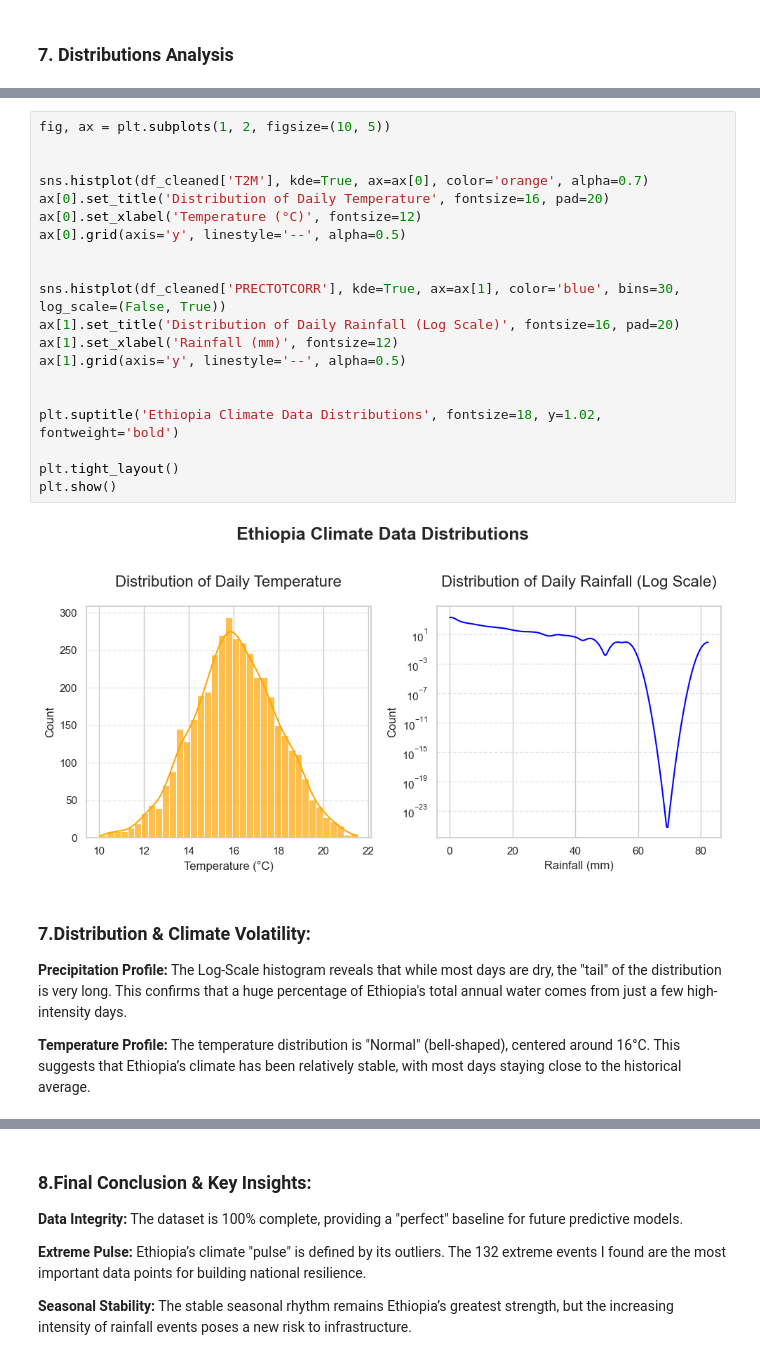
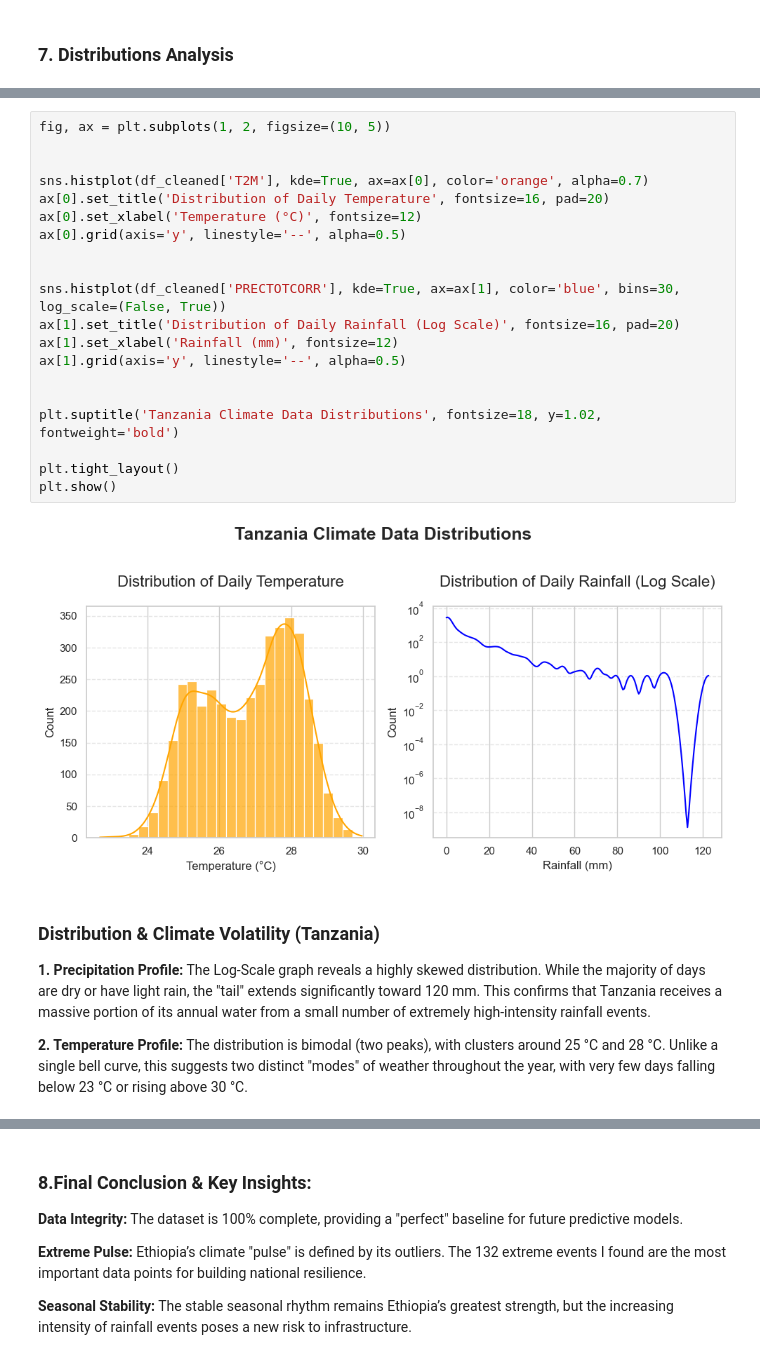
Before and after one commit to SimretAbebe/climate-challenge-week0, a Jupyter notebook: notebooks/tanzania_eda.ipynb, the cells around one changed output, grey strips where cells are left out. Cells and saved outputs as stored; diff of their text form.

Commit message:
docs: add distribution analysis and statistical interpretation for Tanzania

```diff
--- a/notebooks/tanzania_eda.ipynb
+++ b/notebooks/tanzania_eda.ipynb
@@ -388,30 +388,31 @@ plt.show()
 # %%
 fig, ax = plt.subplots(1, 2, figsize=(10, 5))
 
 
 sns.histplot(df_cleaned['T2M'], kde=True, ax=ax[0], color='orange', alpha=0.7)
 ax[0].set_title('Distribution of Daily Temperature', fontsize=16, pad=20)
 ax[0].set_xlabel('Temperature (°C)', fontsize=12)
 ax[0].grid(axis='y', linestyle='--', alpha=0.5)
 
 
 sns.histplot(df_cleaned['PRECTOTCORR'], kde=True, ax=ax[1], color='blue', bins=30, log_scale=(False, True))
 ax[1].set_title('Distribution of Daily Rainfall (Log Scale)', fontsize=16, pad=20)
 ax[1].set_xlabel('Rainfall (mm)', fontsize=12)
 ax[1].grid(axis='y', linestyle='--', alpha=0.5)
 
 
-plt.suptitle('Ethiopia Climate Data Distributions', fontsize=18, y=1.02, fontweight='bold')
+plt.suptitle('Tanzania Climate Data Distributions', fontsize=18, y=1.02, fontweight='bold')
 
 plt.tight_layout()
 plt.show()
 # %% [output]
-[figure, old version]
+[figure, new version]
 # %% [markdown]
-### 7.Distribution & Climate Volatility:
-**Precipitation Profile:** The Log-Scale histogram reveals that while most days are dry, the "tail" of the distribution is very long. This confirms that a huge percentage of Ethiopia's total annual water comes from just a few high-intensity days.
+### Distribution & Climate Volatility (Tanzania)
 
-**Temperature Profile:** The temperature distribution is "Normal" (bell-shaped), centered around 16°C. This suggests that Ethiopia’s climate has been relatively stable, with most days staying close to the historical average.
+**1. Precipitation Profile:** The Log-Scale graph reveals a highly skewed distribution. While the majority of days are dry or have light rain, the "tail" extends significantly toward 120 mm. This confirms that Tanzania receives a massive portion of its annual water from a small number of extremely high-intensity rainfall events.
+
+**2. Temperature Profile:** The distribution is bimodal (two peaks), with clusters around 25 °C and 28 °C. Unlike a single bell curve, this suggests two distinct "modes" of weather throughout the year, with very few days falling below 23 °C or rising above 30 °C.
 # %%
 plt.figure(figsize=(10, 5))
 
```
Also changed, not shown: parts of 3 cells of this notebook.
